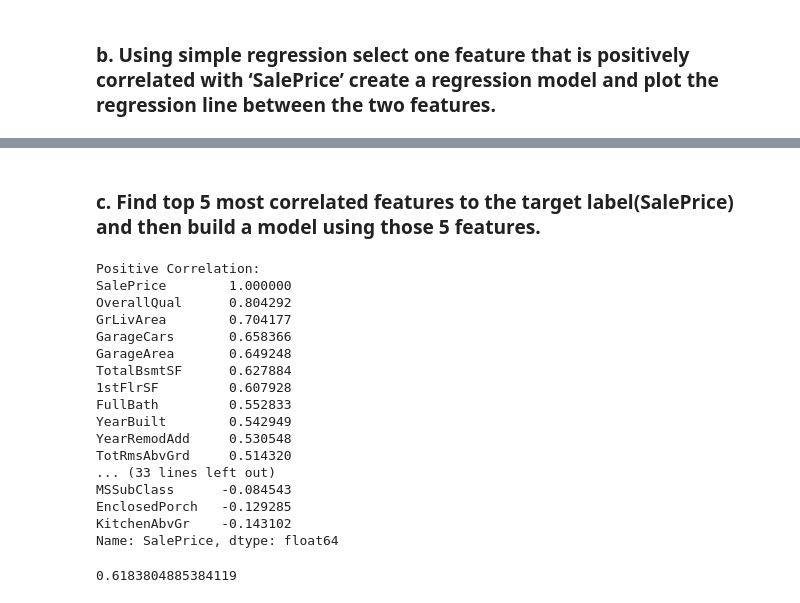
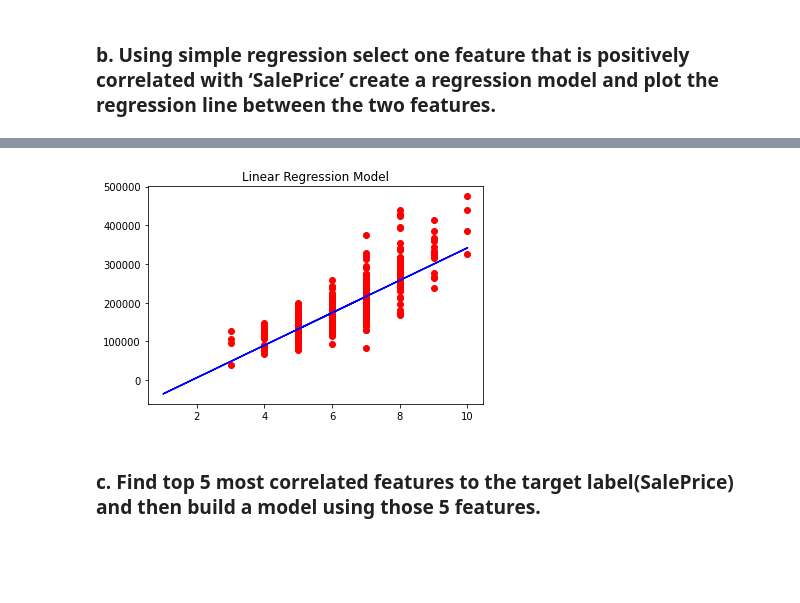
Before and after one commit to JavkhlanEnkhjin/ICP, a Jupyter notebook: ICP6/ICP_6_Question1.ipynb, the cells around one changed output, grey strips where cells are left out. Drawn from its saved outputs; the diff is of its cells as text; code cells hidden in the pictures; blank space fills up the shorter version.

```diff
--- a/ICP6/ICP_6_Question1.ipynb
+++ b/ICP6/ICP_6_Question1.ipynb
@@ -103,0 +105,8 @@ plt.show()
+# %%
+# visualizing the test model
+plt.scatter(X_test, y_test, color='red')
+plt.plot(X_train, x_pred, color='blue')
+plt.title('Linear Regression Model')
+plt.show()
+# %% [output]
+[figure, added]
@@ -109,39 +132,6 @@ numeric_features = data.select_dtypes(include=[np.number])
 corr = numeric_features.corr()
 # printing positive correlation features with SalePrice
 print("Positive Correlation:")
-print(corr['SalePrice'].sort_values(ascending=False)[:], '\n')
+print(corr['SalePrice'].sort_values(ascending=False)[:])
 # printing negative correlation features with SalePrice
-print("\nNegative Correlation:")
 print(corr['SalePrice'].sort_values(ascending=False)[-5:])
-# OverallQual, GrLivArea, GarageCars, GarageArea, and TotalBsmtSF
-# are the top 5 most correlated features with sale price
-# %% [output]
-Positive Correlation:
-SalePrice        1.000000
-OverallQual      0.804292
-GrLivArea        0.704177
-GarageCars       0.658366
-GarageArea       0.649248
-TotalBsmtSF      0.627884
-1stFlrSF         0.607928
-FullBath         0.552833
-YearBuilt        0.542949
-YearRemodAdd     0.530548
-TotRmsAbvGrd     0.514320
-... (33 lines left out)
-MSSubClass      -0.084543
-EnclosedPorch   -0.129285
-KitchenAbvGr    -0.143102
-Name: SalePrice, dtype: float64
-# %%
-#building model for garage living area
-target = np.log(data.OverallQual)
-X = data.drop(['OverallQual', 'Id'], axis = 1)
-# splitting train and test data
-X_train, X_test, y_train, y_test = train_test_split(X, target, random_state=42, test_size=.20)
-# getting linear model
-lr = linear_model.LinearRegression()
-model = lr.fit(X_train, y_train)
-model.score(X_test, y_test)
-# %% [output]
-0.6183804885384119
```
Also changed, not shown: parts of 34 cells of this notebook, 1 other file.
